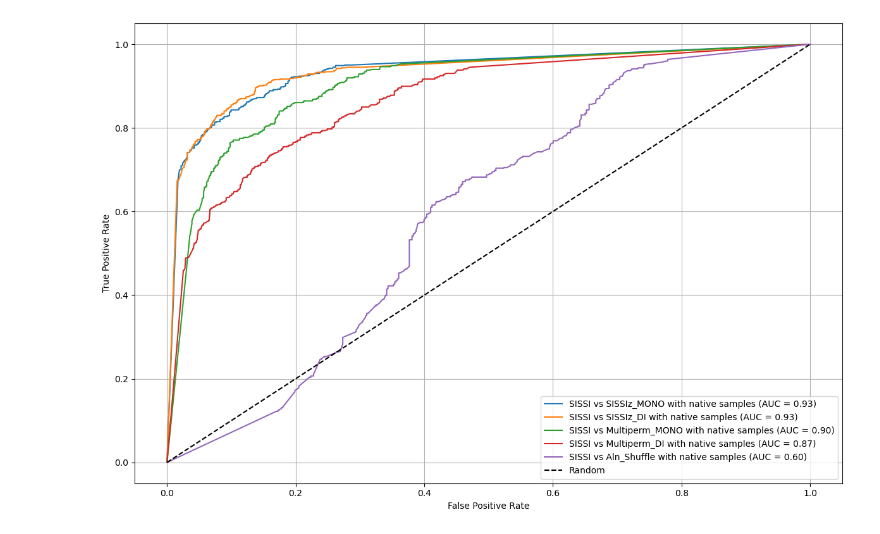
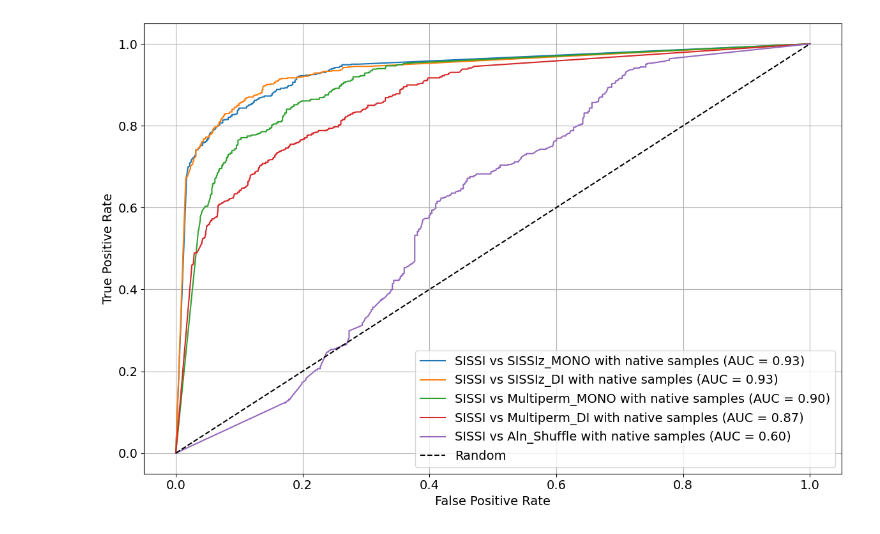
Before and after one commit to Faragas91/Masterarbeit, a Jupyter notebook: 2.Versuch/Scripts/for_Native_Data/ROC-Curve_SISSIz.ipynb, the cells around one changed output. Drawn from its saved outputs; the diff is of its cells as text; code cells hidden in the pictures.

```diff
--- a/2.Versuch/Scripts/for_Native_Data/ROC-Curve_SISSIz.ipynb
+++ b/2.Versuch/Scripts/for_Native_Data/ROC-Curve_SISSIz.ipynb
@@ -34,8 +34,12 @@ def evaluate_classifier(df_positive, df_negative, pos_label=1, neg_label=0, titl
     # plt.title(f"SISSIz: {title_suffix}")
     plt.xlabel("z-Score")
     plt.ylabel("Number")
+    plt.rc('axes', labelsize=14)
+    plt.rc('xtick', labelsize=14)
+    plt.rc('ytick', labelsize=14)
+    plt.rc('legend', fontsize=14)
     if save_path:
-        filename = os.path.join(save_path, f"SISSIz: Histogram {title_suffix.replace(' ', '_')}.png")
+        filename = os.path.join(save_path, f"SISSIz: Histogram {title_suffix}.png")
         plt.savefig(filename, dpi=300, bbox_inches='tight')
     plt.legend(label_map.values())
     plt.show()
@@ -57,9 +61,14 @@ def evaluate_classifier(df_positive, df_negative, pos_label=1, neg_label=0, titl
     sns.heatmap(cm, annot=True, fmt="d", cmap="Blues", xticklabels=labels, yticklabels=labels)
     plt.xlabel("Predicted Label")
     plt.ylabel("True Label")
+    plt.rc('font', size=14)
+    plt.rc('axes', labelsize=14)
+    plt.rc('xtick', labelsize=14)
+    plt.rc('ytick', labelsize=14)
+    plt.rc('legend', fontsize=14)
     # plt.title(f"SISSIz: Confusion Matrix {title_suffix}")
     if save_path:
-        filename = os.path.join(save_path, f"SISSIz: Confusion Matrix {title_suffix.replace(' ', '_')}.png")
+        filename = os.path.join(save_path, f"SISSIz: Confusion Matrix {title_suffix}.png")
         plt.savefig(filename, dpi=300, bbox_inches='tight')
     plt.tight_layout()
     plt.show()
@@ -75,11 +84,15 @@ def evaluate_classifier(df_positive, df_negative, pos_label=1, neg_label=0, titl
     plt.plot([0, 1], [0, 1], linestyle='--', color='gray')
     plt.xlabel("False Positive Rate")
     plt.ylabel("True Positive Rate")
+    plt.rc('axes', labelsize=14)
+    plt.rc('xtick', labelsize=14)
+    plt.rc('ytick', labelsize=14)
+    plt.rc('legend', fontsize=14)
     # plt.title(f"SISSIz: ROC-Curve {title_suffix}")
     plt.legend(loc="lower right")
     plt.grid(True)
     if save_path:
-        filename = os.path.join(save_path, f"SISSIz: ROC Curve {title_suffix.replace(' ', '_')}.png")
+        filename = os.path.join(save_path, f"SISSIz: ROC Curve {title_suffix}.png")
         plt.savefig(filename, dpi=300, bbox_inches='tight')
     plt.show()
 
@@ -194,28 +207,32 @@ weighted avg       0.82      0.82      0.82      1572
 # %%
 import matplotlib.pyplot as plt
 from sklearn.metrics import roc_curve, auc
 import os
 
 save_path="/mnt/bernhard/Masterarbeit/2.Versuch/Plots/Native/SISSIz/"
 
 plt.figure(figsize=(12, 8))
 
 for entry in all_roc_data_filtered:
     fpr, tpr, _ = roc_curve(entry['y_true'], entry['y_proba'])
     roc_auc = auc(fpr, tpr)
     plt.plot(fpr, tpr, label=f"{entry['label']} (AUC = {roc_auc:.2f})")
 
 plt.plot([0, 1], [0, 1], 'k--', label='Random')
 
 plt.xlabel("False Positive Rate")
 plt.ylabel("True Positive Rate")
+plt.rc('axes', labelsize=14)
+plt.rc('xtick', labelsize=14)
+plt.rc('ytick', labelsize=14)
+plt.rc('legend', fontsize=14)
 # plt.title("SISSIz: ROC-Curves comparison with native samples")
 plt.legend(loc="lower right")
 plt.grid(True)
 plt.tight_layout()
 if save_path:
         filename = os.path.join(save_path, f"SISSIz: ROC Curve All with native samples.png")
         plt.savefig(filename, dpi=300, bbox_inches='tight')
 plt.show()
 # %% [output]
-[figure, old version]
+[figure, new version]
```
Also changed, not shown: parts of 1 cell of this notebook, 5 other files.
